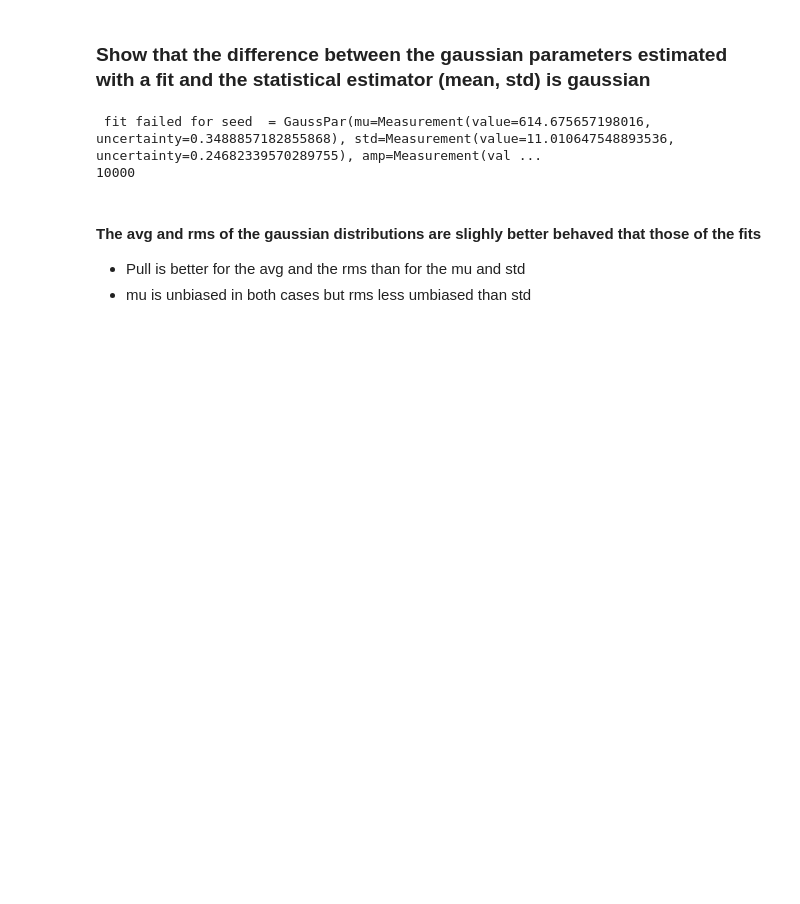
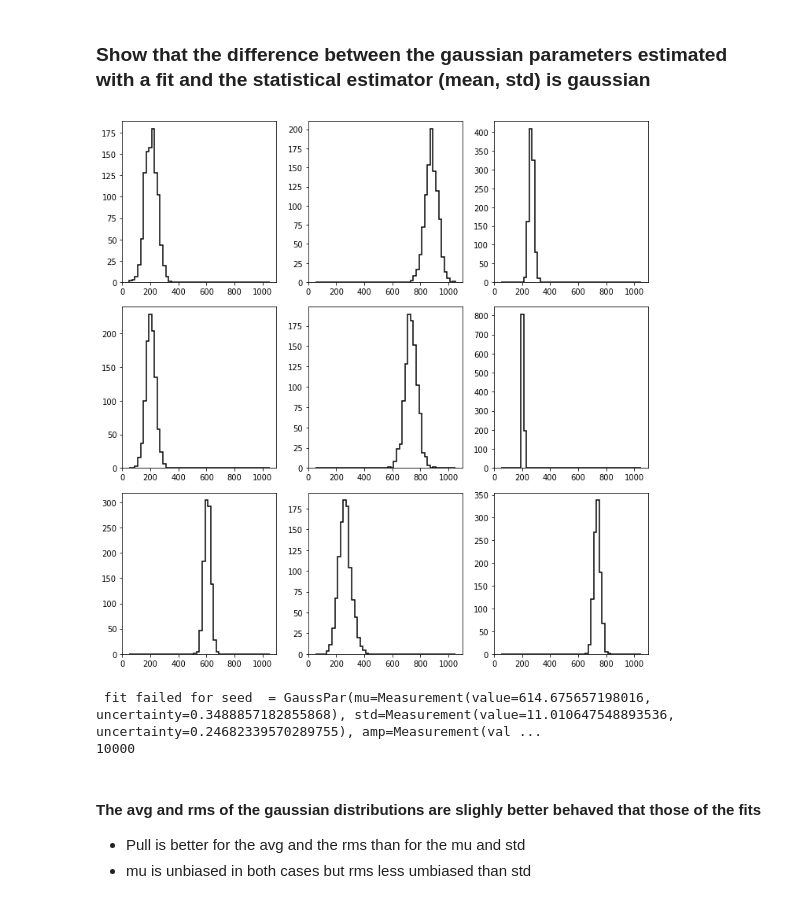
Before and after one commit to proscrite/KrCalibNB, a Jupyter notebook: reference/test_energy_lt_fits_JJGC.ipynb, the cells around one changed output. Saved outputs shown, nothing was run; the diff lists cells and outputs as text; code cells hidden in the pictures; blank space fills up the shorter version.

```diff
--- a/reference/test_energy_lt_fits_JJGC.ipynb
+++ b/reference/test_energy_lt_fits_JJGC.ipynb
@@ -133,5 +144,14 @@ histo_gaussian_params_and_pulls(mean, sigma, mus, umus, stds, ustds, figsize=(10
 # %% [markdown]
 ### Show that the difference between the gaussian parameters estimated with a fit and the statistical estimator (mean, std) is gaussian
+# %%
+exps = gaussian_experiments_variable_mean_and_std(mexperiments = 1000,
+                                                  nsample      = 100,
+                                                  mean_range   = (100, 1000),
+                                                  std_range    = (1, 50))
+# %%
+histo_gaussian_experiment_sample(exps, mexperiments = 1000, bins = 50, range_e = (50,1050), samples=9, canvas=(3,3), figsize=(10,10))
+# %% [output]
+[figure, added]
 # %%
 Nevt  = int(1e3)
 sigmas = np.random.uniform(low=1.0, high=50., size=100)
```
Also changed, not shown: parts of 16 cells of this notebook.
